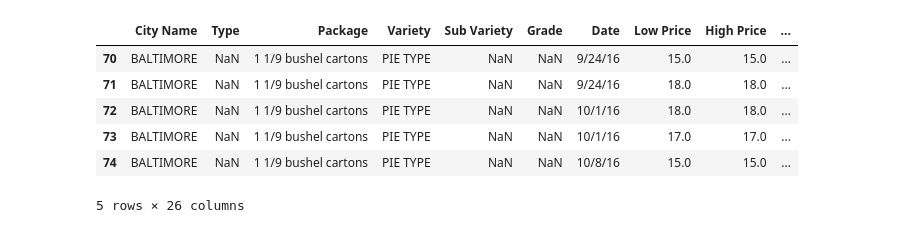
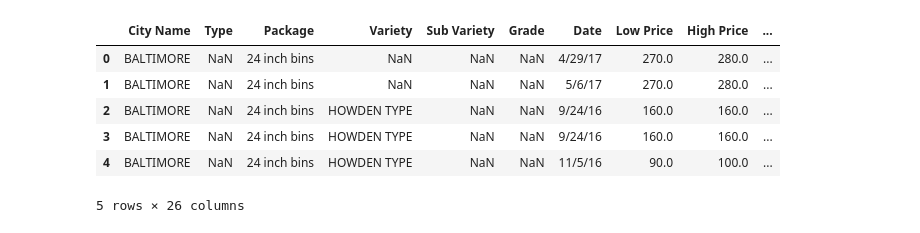
Before and after one commit to RudyLo/MIRCROSOFT_Intro_Machine_Learning, a Jupyter notebook: notebook.ipynb, the cells around one changed output. Drawn from its saved outputs; the diff is of its cells as text; code cells hidden in the pictures.

```diff
--- a/notebook.ipynb
+++ b/notebook.ipynb
@@ -3,16 +10,16 @@
 # %%
 import pandas as pd
 import matplotlib.pyplot as plt
-pumpkins = pd.read_csv('../../data/US-pumpkins.csv')
+import numpy as np
 
-pumpkins = pumpkins[pumpkins['Package'].str.contains('bushel', case=True, regex=True)]
+pumpkins = pd.read_csv('../data/US-pumpkins.csv')
 
 pumpkins.head()
 # %% [output]
 |  | City Name | Type | Package | Variety | Sub Variety | Grade | Date | Low Price | High Price | ... |
-| 70 | BALTIMORE | NaN | 1 1/9 bushel cartons | PIE TYPE | NaN | NaN | 9/24/16 | 15.0 | 15.0 | ... |
-| 71 | BALTIMORE | NaN | 1 1/9 bushel cartons | PIE TYPE | NaN | NaN | 9/24/16 | 18.0 | 18.0 | ... |
-| 72 | BALTIMORE | NaN | 1 1/9 bushel cartons | PIE TYPE | NaN | NaN | 10/1/16 | 18.0 | 18.0 | ... |
-| 73 | BALTIMORE | NaN | 1 1/9 bushel cartons | PIE TYPE | NaN | NaN | 10/1/16 | 17.0 | 17.0 | ... |
-| 74 | BALTIMORE | NaN | 1 1/9 bushel cartons | PIE TYPE | NaN | NaN | 10/8/16 | 15.0 | 15.0 | ... |
+| 0 | BALTIMORE | NaN | 24 inch bins | NaN | NaN | NaN | 4/29/17 | 270.0 | 280.0 | ... |
+| 1 | BALTIMORE | NaN | 24 inch bins | NaN | NaN | NaN | 5/6/17 | 270.0 | 280.0 | ... |
+| 2 | BALTIMORE | NaN | 24 inch bins | HOWDEN TYPE | NaN | NaN | 9/24/16 | 160.0 | 160.0 | ... |
+| 3 | BALTIMORE | NaN | 24 inch bins | HOWDEN TYPE | NaN | NaN | 9/24/16 | 160.0 | 160.0 | ... |
+| 4 | BALTIMORE | NaN | 24 inch bins | HOWDEN TYPE | NaN | NaN | 11/5/16 | 90.0 | 100.0 | ... |
 5 rows × 26 columns
```
Also changed, not shown: parts of 8 cells of this notebook.
